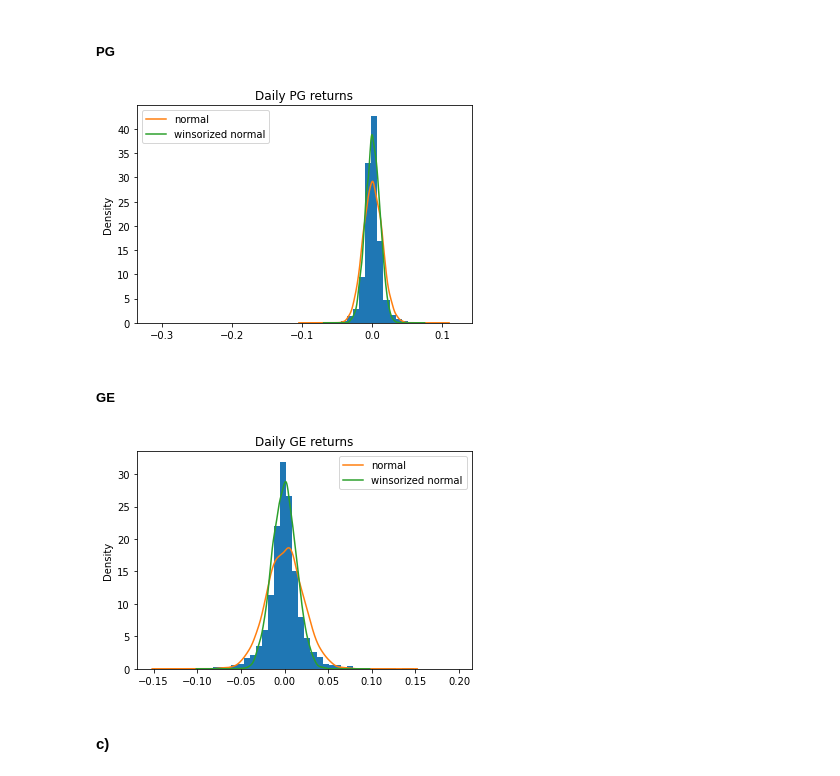
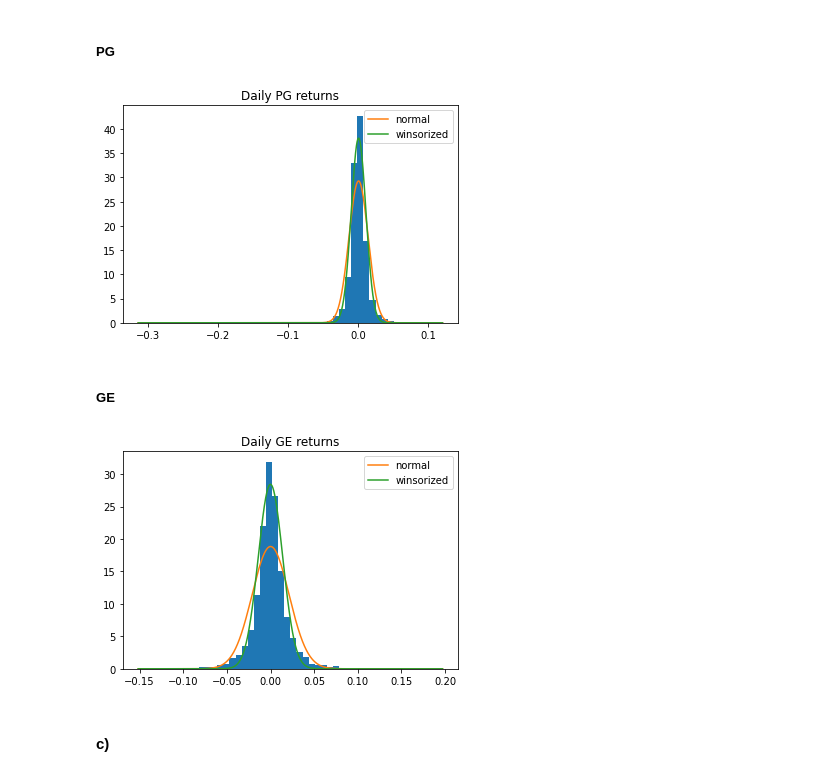
Before and after one commit to dexdx/FIN405_Problem-Sets, a Jupyter notebook: 2/PS2.ipynb, the cells around one changed output. Drawn from its saved outputs; the diff is of its cells as text; code cells hidden in the pictures.

```diff
--- a/2/PS2.ipynb
+++ b/2/PS2.ipynb
@@ -38,6 +33,12 @@ pg.to_csv('pg.csv')
 ge.to_csv('ge.csv')
 # %% [output]
 NameError: name 'aapl' is not defined
+# %%
+aapl = pd.read_csv('aapl.csv', index_col=0)
+gs = pd.read_csv('gs.csv', usecols=['ret']).squeeze()
+msft = pd.read_csv('msft.csv', usecols=['ret']).squeeze()
+pg = pd.read_csv('pg.csv', usecols=['ret']).squeeze()
+ge = pd.read_csv('ge.csv', usecols=['ret']).squeeze()
 # %% [markdown]
 #### a)
 # %%
@@ -115,33 +117,33 @@ plt.legend();
 # %% [markdown]
 ##### PG
 # %%
-norm_pg = pd.Series(np.random.normal(ret.pg.mean(),ret.pg.std(),N))
-pg_w = ret.pg
+pg_w = pg[:]
 pg_w = pg_w.where(np.abs(pg_w)<0.04)
-norm_pg_w = pd.Series(np.random.normal(pg_w.mean(),pg_w.std(),N))
+
+x = np.linspace(pg.min(), pg.max(), N)
 
 plt.title('Daily PG returns')
-plt.hist(ret.pg, bins=50, density=True);
-norm_pg.plot.kde(label='normal');
-norm_pg_w.plot.kde(label='winsorized normal');
+plt.hist(pg, bins=50, density=True);
+plt.plot(x, norm.pdf(x, pg.mean(), pg.std()), label='normal');
+plt.plot(x, norm.pdf(x, pg_w.mean(), pg_w.std()), label='winsorized');
 plt.legend();
 # %% [output]
-[figure, old version]
+[figure, new version]
 # %% [markdown]
 ##### GE
 # %%
-ge = ret['ge']
-norm_ge = pd.Series(np.random.normal(ge.mean(),ge.std(),N))
-ge_w = ge.where(np.abs(ge)<0.04)
-norm_ge_w = pd.Series(np.random.normal(ge_w.mean(),ge_w.std(),N))
+ge_w = ge[:]
+ge_w = ge_w.where(np.abs(ge_w)<0.04)
+
+x = np.linspace(ge.min(), ge.max(), N)
 
 plt.title('Daily GE returns')
 plt.hist(ge, bins=50, density=True);
-norm_ge.plot.kde(label='normal');
-norm_ge_w.plot.kde(label='winsorized normal');
+plt.plot(x, norm.pdf(x, ge.mean(), ge.std()), label='normal');
+plt.plot(x, norm.pdf(x, ge_w.mean(), ge_w.std()), label='winsorized');
 plt.legend();
 # %% [output]
-[figure, old version]
+[figure, new version]
 # %% [markdown]
 #### c)
 # %%
```
Also changed, not shown: parts of 5 cells of this notebook.
